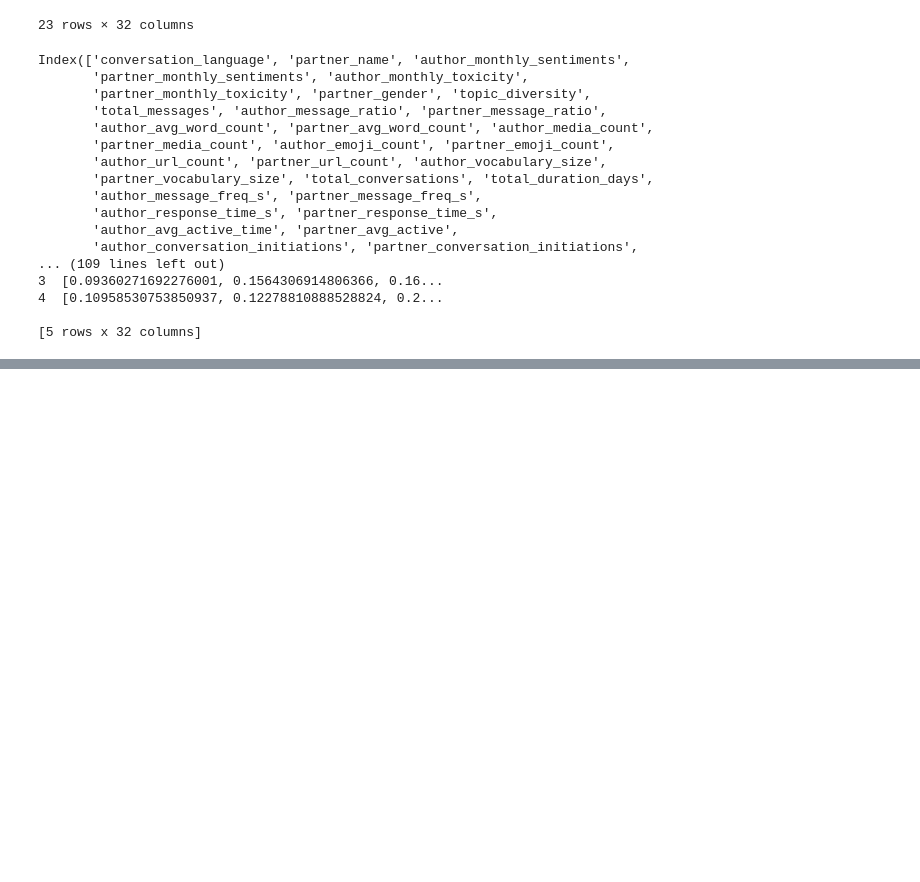
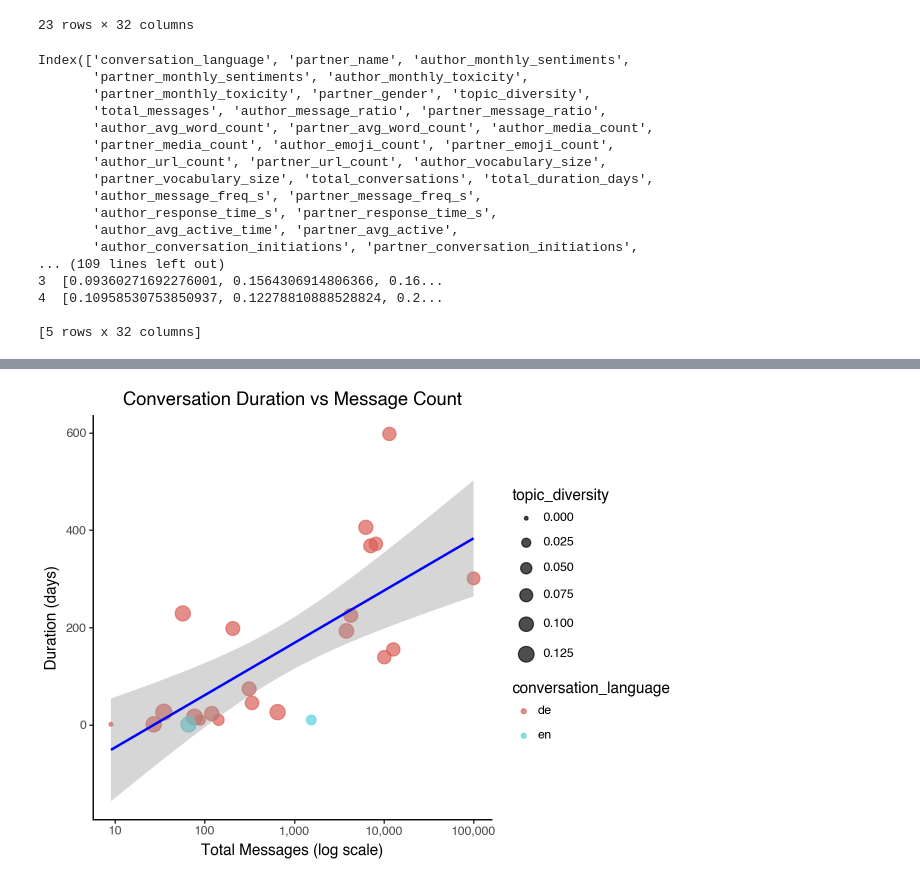
Before and after one commit to sueszli/whatsapp-lens, a Jupyter notebook: src/3_analytics.ipynb, the cells around one changed output, grey strips where cells are left out. Cells and saved outputs as stored; diff of their text form; code cells hidden in the pictures; blank space fills up the shorter version.

```diff
--- a/src/3_analytics.ipynb
+++ b/src/3_analytics.ipynb
@@ -104,0 +83,90 @@ p2.show()
+# %%
+import pandas as pd
+from plotnine import *
+
+# time talking vs. total messages sent
+(ggplot(df, aes(x="total_messages", y="total_duration_days"))
+    + geom_point(aes(size="topic_diversity", color="conversation_language"), alpha=0.7)
+    + geom_smooth(method="lm", color="blue")
+    + scale_x_log10(labels=lambda l: [f"{int(v):,}" for v in l])
+    + labs(title="Conversation Duration vs Message Count", x="Total Messages (log scale)", y="Duration (days)")
+    + theme_classic()
+).show()
+
+# gender vs. message ratio
+(ggplot(df)
+    + geom_boxplot(aes(x='partner_gender', y='author_message_ratio', fill='partner_gender'))
+    + labs(title='Message Ratio Distribution by Partner Gender', x='Partner Gender', y='Author Message Ratio')
+    + theme_classic()
+).show()
+
+# response time vs. total messages sent
+(ggplot(df)
+    + geom_point(aes(x='total_messages', y='author_response_time_s', color='partner_gender'))
+    + geom_smooth(aes(x='total_messages', y='author_response_time_s'))
+    + scale_y_log10()
+    + labs(title='Response Time vs Total Messages', x='Total Messages', y='Response Time (log scale)')
+    + theme_classic()
+).show()
+
+(ggplot(df)
+    + geom_bar(aes(x='partner_gender', y='author_conversation_initiations', fill='partner_gender'), stat='identity', position='dodge')
+    + labs(title='Conversation Initiations by Partner Gender', x='Partner Gender', y='Number of Initiations')
+    + theme_classic()
+).show()
+
+activity_data = pd.melt(df, id_vars=['conversation_language'],
+                       value_vars=['author_avg_active_time', 'partner_avg_active'],
+                       var_name='person', value_name='active_time')
+(ggplot(activity_data, aes(x='active_time', fill='person')) +
+    geom_density(alpha=0.5) +
+    facet_wrap('~conversation_language') +
+    theme_minimal() +
+    labs(title='Activity Time Distribution',x='Average Active Time (hours)',  y='Density') +
+    theme(legend_position='top') +
+    theme_classic()
+).show()
+
+# response time
+(ggplot(df) + geom_boxplot(aes(x='partner_gender', y='author_response_time_s', fill='partner_gender')) +
+    facet_wrap('conversation_language') +
+    scale_y_log10() +
+    theme_classic() +
+    labs(title="Response Time Distribution by Gender and Language", y="Response Time (log scale)", x="Partner Gender") +
+    theme(axis_text_x=element_text(angle=45))).show()
+
+(ggplot(df, aes(x='partner_gender', y='author_response_time_s', fill='conversation_language')) +
+    geom_violin(scale='width') +
+    geom_boxplot(width=0.2, fill='white', alpha=0.5) +
+    scale_y_log10() +
+    labs(x='Partner Gender', y='Response Time (log seconds)', title='Response Time Distribution') +
+    theme_classic() +
+    coord_flip()).show()
+
+numeric_cols = ['topic_diversity', 'total_messages', 'author_message_ratio', 'author_avg_word_count', 'author_emoji_count', 'total_duration_days']
+corr_data = df[numeric_cols].corr().reset_index().melt('index')
+corr_data.columns = ['Var1', 'Var2', 'value']
+(ggplot(corr_data, aes('Var1', 'Var2', fill='value')) +
+    geom_tile() +
+    scale_fill_gradient2(low="blue", mid="white", high="red", midpoint=0) +
+    theme_classic() +
+    theme(axis_text_x=element_text(angle=45, hjust=1), figure_size=(10, 8)) +
+    labs(title="Correlation Heatmap of Key Metrics")).show()
+
+(ggplot(df, aes(x='total_duration_days')) +
+    geom_density(aes(fill='partner_gender'), alpha=0.5) +
+    geom_rug() +
+    facet_wrap('conversation_language') +
+    theme_classic() +
+    labs(title="Conversation Duration Distribution", x="Duration (days)", y="Density") +
+    theme(figure_size=(12, 6))).show()
+
+(ggplot(df, aes(x='conversation_language', y='author_vocabulary_size', fill='partner_gender')) +
+         geom_violin(alpha=0.5) +
+         geom_jitter(alpha=0.4, size=1) +
+         stat_summary(fun_data='mean_sdl', geom='pointrange', color='black') +
+         theme_classic() +
+         labs(title="Vocabulary Size Distribution by Language and Gender", x="Language", y="Vocabulary Size") +
+         theme(axis_text_x=element_text(angle=45, hjust=1))).show()
+# %% [output]
+[figure, added]
```
Also changed, not shown: parts of 4 cells of this notebook.
